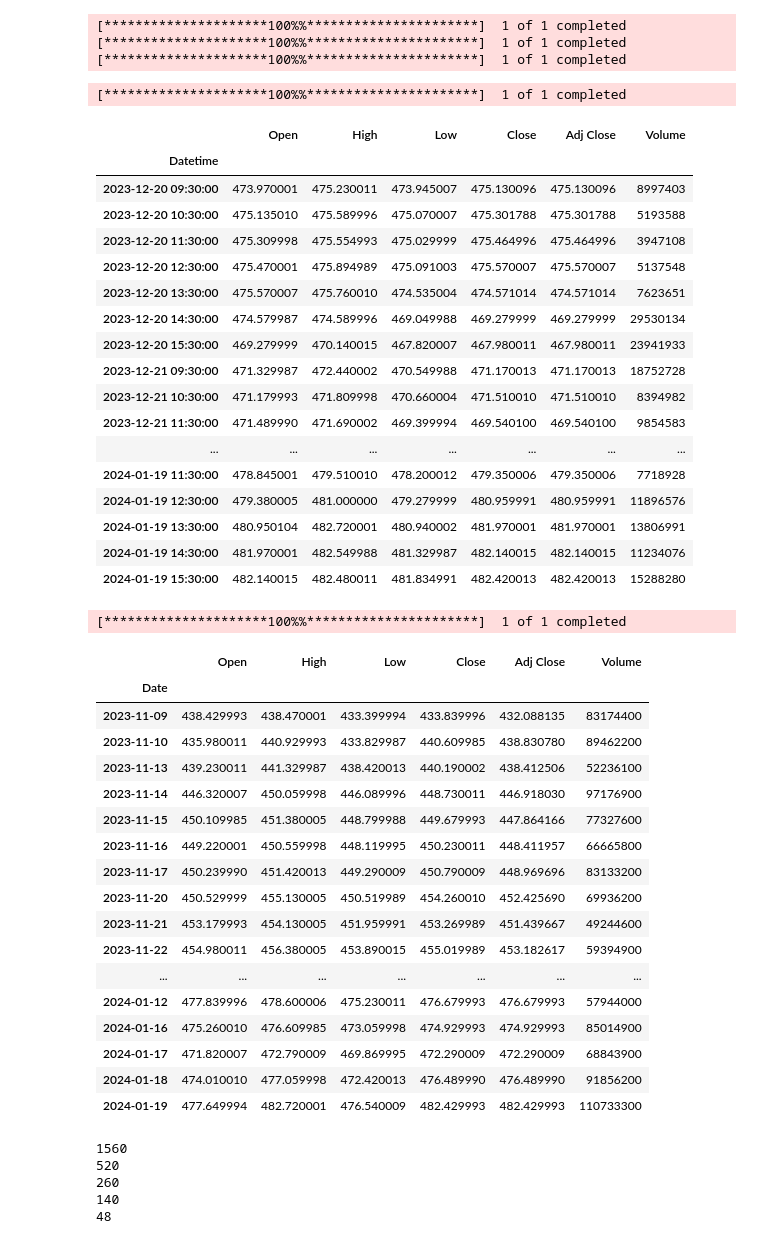
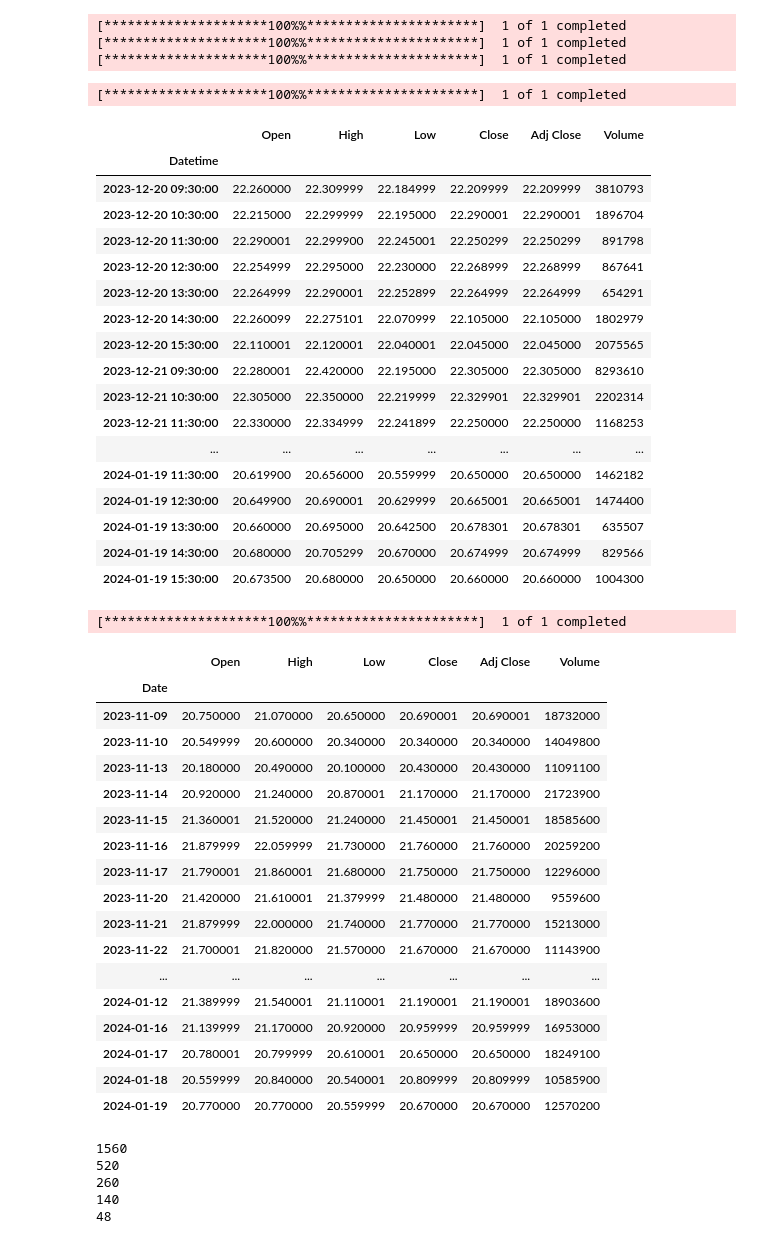
Before and after one commit to stanleyyliu/ETF-trading, a Jupyter notebook: patterns_base.ipynb, the cells around one changed output. Cells and saved outputs as stored; diff of their text form; code cells hidden in the pictures.

```diff
--- a/patterns_base.ipynb
+++ b/patterns_base.ipynb
@@ -42,52 +42,52 @@ data_1h = yf.download('SPY', start = '2023-12-20', end = '2024-01-22', interval
 [*********************100%%**********************]  1 of 1 completed
 [*********************100%%**********************]  1 of 1 completed
 # %%
-data_60m = yf.download('SPY', start = '2023-12-20', end = '2024-01-22', interval = '60m')
+data_60m = yf.download('SLV', start = '2023-12-20', end = '2024-01-22', interval = '60m')
 pd.set_option('display.max_rows', 141)
 data_60m
 # %% [output]
 [*********************100%%**********************]  1 of 1 completed
 |  | Open | High | Low | Close | Adj Close | Volume |
 | Datetime |  |  |  |  |  |  |
-| 2023-12-20 09:30:00 | 473.970001 | 475.230011 | 473.945007 | 475.130096 | 475.130096 | 8997403 |
-| 2023-12-20 10:30:00 | 475.135010 | 475.589996 | 475.070007 | 475.301788 | 475.301788 | 5193588 |
-| 2023-12-20 11:30:00 | 475.309998 | 475.554993 | 475.029999 | 475.464996 | 475.464996 | 3947108 |
-| 2023-12-20 12:30:00 | 475.470001 | 475.894989 | 475.091003 | 475.570007 | 475.570007 | 5137548 |
-| 2023-12-20 13:30:00 | 475.570007 | 475.760010 | 474.535004 | 474.571014 | 474.571014 | 7623651 |
-| 2023-12-20 14:30:00 | 474.579987 | 474.589996 | 469.049988 | 469.279999 | 469.279999 | 29530134 |
-| 2023-12-20 15:30:00 | 469.279999 | 470.140015 | 467.820007 | 467.980011 | 467.980011 | 23941933 |
-| 2023-12-21 09:30:00 | 471.329987 | 472.440002 | 470.549988 | 471.170013 | 471.170013 | 18752728 |
-| 2023-12-21 10:30:00 | 471.179993 | 471.809998 | 470.660004 | 471.510010 | 471.510010 | 8394982 |
-| 2023-12-21 11:30:00 | 471.489990 | 471.690002 | 469.399994 | 469.540100 | 469.540100 | 9854583 |
+| 2023-12-20 09:30:00 | 22.260000 | 22.309999 | 22.184999 | 22.209999 | 22.209999 | 3810793 |
+| 2023-12-20 10:30:00 | 22.215000 | 22.299999 | 22.195000 | 22.290001 | 22.290001 | 1896704 |
+| 2023-12-20 11:30:00 | 22.290001 | 22.299900 | 22.245001 | 22.250299 | 22.250299 | 891798 |
+| 2023-12-20 12:30:00 | 22.254999 | 22.295000 | 22.230000 | 22.268999 | 22.268999 | 867641 |
+| 2023-12-20 13:30:00 | 22.264999 | 22.290001 | 22.252899 | 22.264999 | 22.264999 | 654291 |
+| 2023-12-20 14:30:00 | 22.260099 | 22.275101 | 22.070999 | 22.105000 | 22.105000 | 1802979 |
+| 2023-12-20 15:30:00 | 22.110001 | 22.120001 | 22.040001 | 22.045000 | 22.045000 | 2075565 |
+| 2023-12-21 09:30:00 | 22.280001 | 22.420000 | 22.195000 | 22.305000 | 22.305000 | 8293610 |
+| 2023-12-21 10:30:00 | 22.305000 | 22.350000 | 22.219999 | 22.329901 | 22.329901 | 2202314 |
+| 2023-12-21 11:30:00 | 22.330000 | 22.334999 | 22.241899 | 22.250000 | 22.250000 | 1168253 |
 | ... | ... | ... | ... | ... | ... | ... |
-| 2024-01-19 11:30:00 | 478.845001 | 479.510010 | 478.200012 | 479.350006 | 479.350006 | 7718928 |
-| 2024-01-19 12:30:00 | 479.380005 | 481.000000 | 479.279999 | 480.959991 | 480.959991 | 11896576 |
-| 2024-01-19 13:30:00 | 480.950104 | 482.720001 | 480.940002 | 481.970001 | 481.970001 | 13806991 |
-| 2024-01-19 14:30:00 | 481.970001 | 482.549988 | 481.329987 | 482.140015 | 482.140015 | 11234076 |
-| 2024-01-19 15:30:00 | 482.140015 | 482.480011 | 481.834991 | 482.420013 | 482.420013 | 15288280 |
+| 2024-01-19 11:30:00 | 20.619900 | 20.656000 | 20.559999 | 20.650000 | 20.650000 | 1462182 |
+| 2024-01-19 12:30:00 | 20.649900 | 20.690001 | 20.629999 | 20.665001 | 20.665001 | 1474400 |
+| 2024-01-19 13:30:00 | 20.660000 | 20.695000 | 20.642500 | 20.678301 | 20.678301 | 635507 |
+| 2024-01-19 14:30:00 | 20.680000 | 20.705299 | 20.670000 | 20.674999 | 20.674999 | 829566 |
+| 2024-01-19 15:30:00 | 20.673500 | 20.680000 | 20.650000 | 20.660000 | 20.660000 | 1004300 |
 # %%
-data_1d = yf.download('SPY', start = '2023-11-09', end = '2024-01-22', interval = '1d')
+data_1d = yf.download('SLV', start = '2023-11-09', end = '2024-01-22', interval = '1d')
 data_1d
 # %% [output]
 [*********************100%%**********************]  1 of 1 completed
 |  | Open | High | Low | Close | Adj Close | Volume |
 | Date |  |  |  |  |  |  |
-| 2023-11-09 | 438.429993 | 438.470001 | 433.399994 | 433.839996 | 432.088135 | 83174400 |
-| 2023-11-10 | 435.980011 | 440.929993 | 433.829987 | 440.609985 | 438.830780 | 89462200 |
-| 2023-11-13 | 439.230011 | 441.329987 | 438.420013 | 440.190002 | 438.412506 | 52236100 |
-| 2023-11-14 | 446.320007 | 450.059998 | 446.089996 | 448.730011 | 446.918030 | 97176900 |
-| 2023-11-15 | 450.109985 | 451.380005 | 448.799988 | 449.679993 | 447.864166 | 77327600 |
-| 2023-11-16 | 449.220001 | 450.559998 | 448.119995 | 450.230011 | 448.411957 | 66665800 |
-| 2023-11-17 | 450.239990 | 451.420013 | 449.290009 | 450.790009 | 448.969696 | 83133200 |
-| 2023-11-20 | 450.529999 | 455.130005 | 450.519989 | 454.260010 | 452.425690 | 69936200 |
-| 2023-11-21 | 453.179993 | 454.130005 | 451.959991 | 453.269989 | 451.439667 | 49244600 |
-| 2023-11-22 | 454.980011 | 456.380005 | 453.890015 | 455.019989 | 453.182617 | 59394900 |
+| 2023-11-09 | 20.750000 | 21.070000 | 20.650000 | 20.690001 | 20.690001 | 18732000 |
+| 2023-11-10 | 20.549999 | 20.600000 | 20.340000 | 20.340000 | 20.340000 | 14049800 |
+| 2023-11-13 | 20.180000 | 20.490000 | 20.100000 | 20.430000 | 20.430000 | 11091100 |
+| 2023-11-14 | 20.920000 | 21.240000 | 20.870001 | 21.170000 | 21.170000 | 21723900 |
+| 2023-11-15 | 21.360001 | 21.520000 | 21.240000 | 21.450001 | 21.450001 | 18585600 |
+| 2023-11-16 | 21.879999 | 22.059999 | 21.730000 | 21.760000 | 21.760000 | 20259200 |
+| 2023-11-17 | 21.790001 | 21.860001 | 21.680000 | 21.750000 | 21.750000 | 12296000 |
+| 2023-11-20 | 21.420000 | 21.610001 | 21.379999 | 21.480000 | 21.480000 | 9559600 |
+| 2023-11-21 | 21.879999 | 22.000000 | 21.740000 | 21.770000 | 21.770000 | 15213000 |
+| 2023-11-22 | 21.700001 | 21.820000 | 21.570000 | 21.670000 | 21.670000 | 11143900 |
 | ... | ... | ... | ... | ... | ... | ... |
-| 2024-01-12 | 477.839996 | 478.600006 | 475.230011 | 476.679993 | 476.679993 | 57944000 |
-| 2024-01-16 | 475.260010 | 476.609985 | 473.059998 | 474.929993 | 474.929993 | 85014900 |
-| 2024-01-17 | 471.820007 | 472.790009 | 469.869995 | 472.290009 | 472.290009 | 68843900 |
-| 2024-01-18 | 474.010010 | 477.059998 | 472.420013 | 476.489990 | 476.489990 | 91856200 |
-| 2024-01-19 | 477.649994 | 482.720001 | 476.540009 | 482.429993 | 482.429993 | 110733300 |
+| 2024-01-12 | 21.389999 | 21.540001 | 21.110001 | 21.190001 | 21.190001 | 18903600 |
+| 2024-01-16 | 21.139999 | 21.170000 | 20.920000 | 20.959999 | 20.959999 | 16953000 |
+| 2024-01-17 | 20.780001 | 20.799999 | 20.610001 | 20.650000 | 20.650000 | 18249100 |
+| 2024-01-18 | 20.559999 | 20.840000 | 20.540001 | 20.809999 | 20.809999 | 10585900 |
+| 2024-01-19 | 20.770000 | 20.770000 | 20.559999 | 20.670000 | 20.670000 | 12570200 |
 # %%
 print(len(data_5m))
 print(len(data_15m))
```
Also changed, not shown: parts of 14 cells of this notebook, 1 other file.
